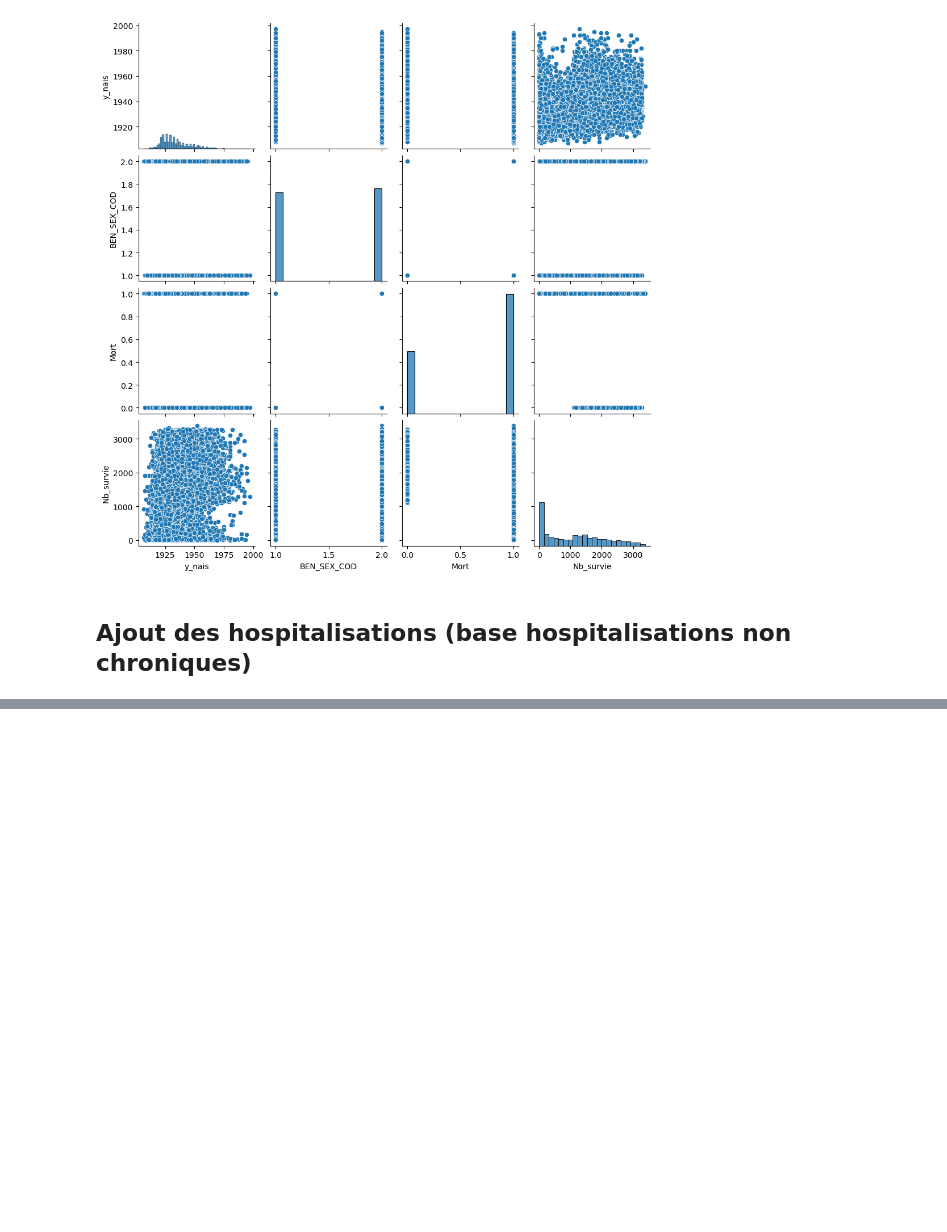
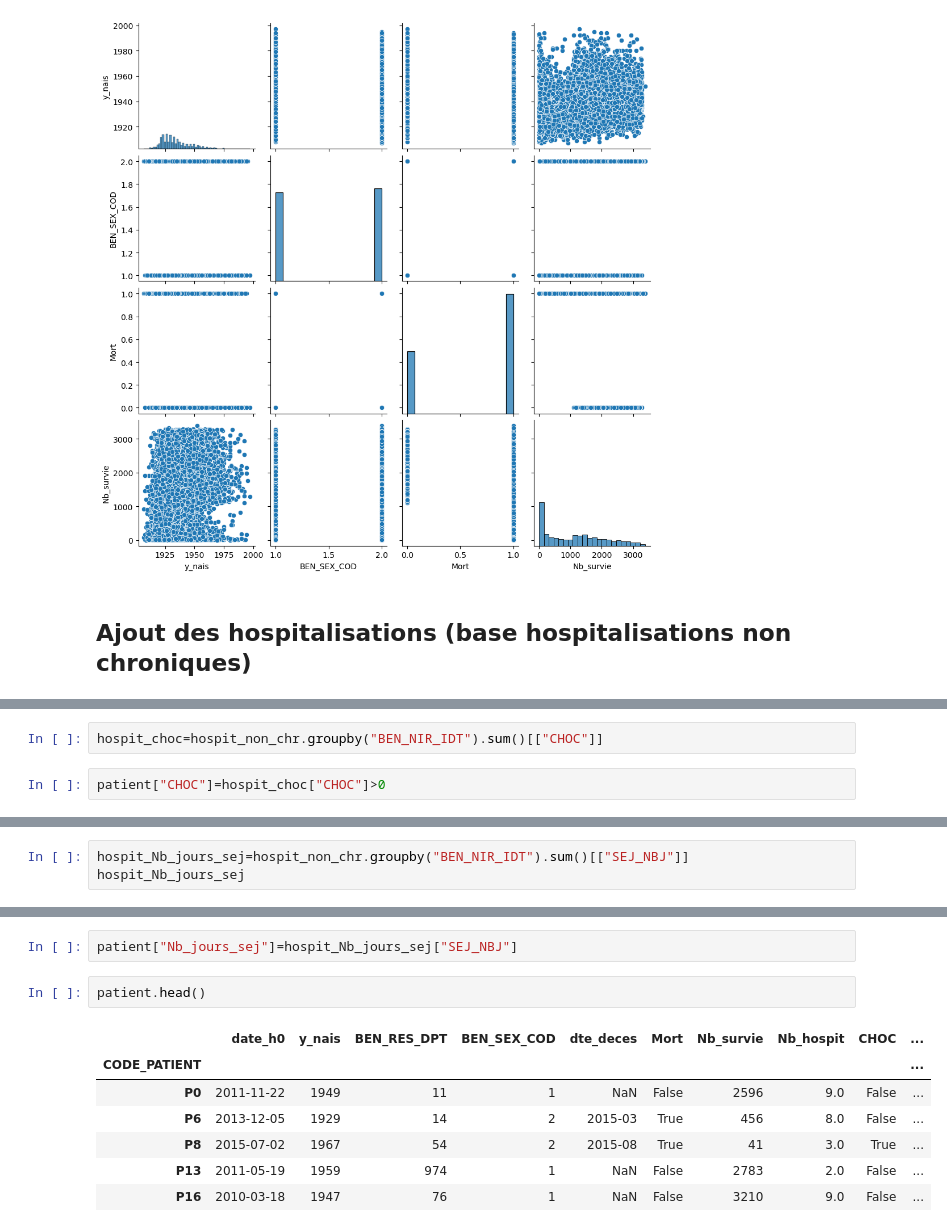
Before and after one commit to Kirscher/TextMining_Parcours_de_soin, a Jupyter notebook: EDA.ipynb, the cells around one changed output, grey strips where cells are left out. Cells and saved outputs as stored; diff of their text form; blank space fills up the shorter version.

Commit message:
adding profil_patient

```diff
--- a/EDA.ipynb
+++ b/EDA.ipynb
@@ -177,0 +218,4 @@ sns.pairplot(patient.drop("ALD_before", axis=1))
+# %%
+hospit_choc=hospit_non_chr.groupby("BEN_NIR_IDT").sum()[["CHOC"]]
+# %%
+patient["CHOC"]=hospit_choc["CHOC"]>0
@@ -177,0 +246,3 @@ sns.pairplot(patient.drop("ALD_before", axis=1))
+# %%
+hospit_Nb_jours_sej=hospit_non_chr.groupby("BEN_NIR_IDT").sum()[["SEJ_NBJ"]]
+hospit_Nb_jours_sej
@@ -177,0 +264,12 @@ sns.pairplot(patient.drop("ALD_before", axis=1))
+# %%
+patient["Nb_jours_sej"]=hospit_Nb_jours_sej["SEJ_NBJ"]
+# %%
+patient.head()
+# %% [output]
+|  | date_h0 | y_nais | BEN_RES_DPT | BEN_SEX_COD | dte_deces | Mort | Nb_survie | Nb_hospit | CHOC | ... |
+| CODE_PATIENT |  |  |  |  |  |  |  |  |  | ... |
+| P0 | 2011-11-22 | 1949 | 11 | 1 | NaN | False | 2596 | 9.0 | False | ... |
+| P6 | 2013-12-05 | 1929 | 14 | 2 | 2015-03 | True | 456 | 8.0 | False | ... |
+| P8 | 2015-07-02 | 1967 | 54 | 2 | 2015-08 | True | 41 | 3.0 | True | ... |
+| P13 | 2011-05-19 | 1959 | 974 | 1 | NaN | False | 2783 | 2.0 | False | ... |
+| P16 | 2010-03-18 | 1947 | 76 | 1 | NaN | False | 3210 | 9.0 | False | ... |
```
Also changed, not shown: parts of 14 cells of this notebook, 1 other file.
